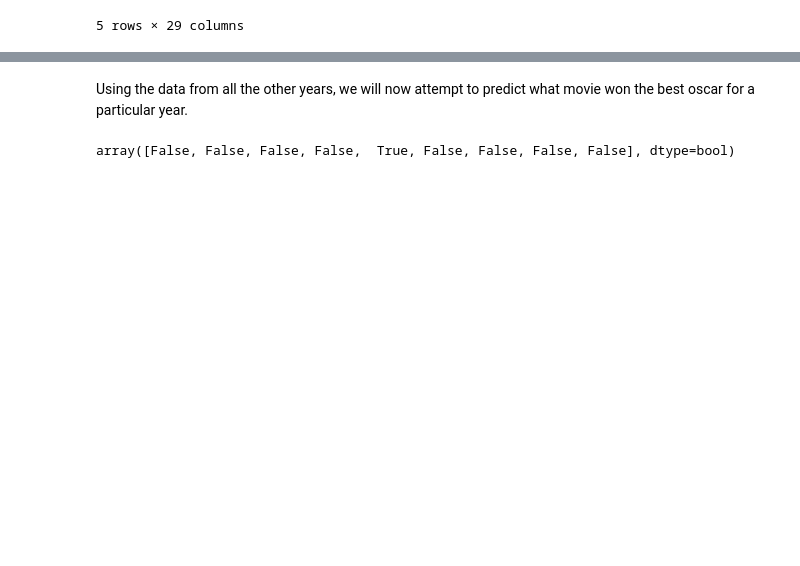
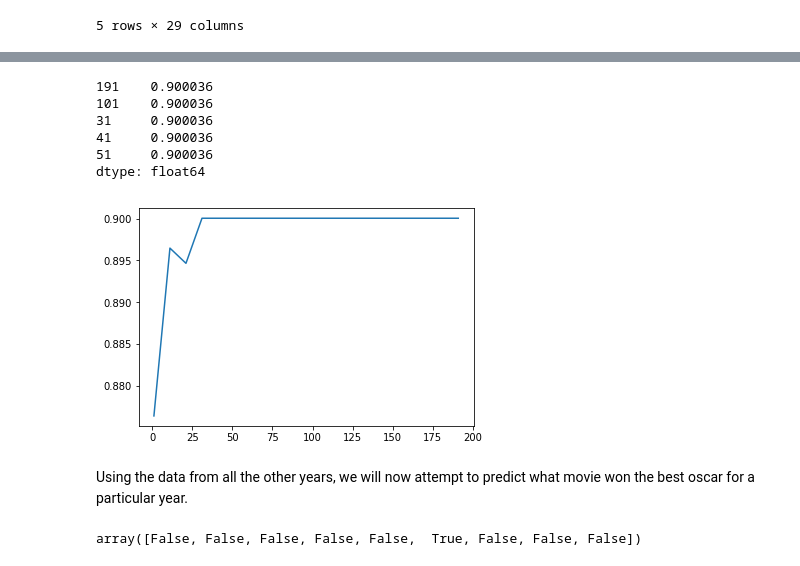
Before and after one commit to gfilangeri/OscarBestPicturePrediction, a Jupyter notebook: MachineLearning.ipynb, the cells around one changed output, grey strips where cells are left out. Drawn from its saved outputs; the diff is of its cells as text; code cells hidden in the pictures; blank space fills up the shorter version.

```diff
--- a/MachineLearning.ipynb
+++ b/MachineLearning.ipynb
@@ -78,34 +174,24 @@ dtype: float64
+# %%
+features = ["BAFTA", "NBRA", "SATELLITE", "DGA", "GOLDENGLOBE"]
+ks = pd.Series(range(1, 200, 10))
+ks.index = range(1, 200, 10)
+test_errs = ks.apply(get_accuracy_rand_forest)
+
+test_errs.plot.line()
+test_errs.sort_values(ascending=False).head()
+# %% [output]
+191    0.900036
+101    0.900036
+31     0.900036
+41     0.900036
+51     0.900036
+dtype: float64
+[figure, added]
 # %% [markdown]
 Using the data from all the other years, we will now attempt to predict what movie won the best oscar for a particular year.
-# %%
-year = 2013
-train_df = movies_dummy_genres[movies_dummy_genres["year"] != year]
-test_df = movies_dummy_genres[movies_dummy_genres["year"] == year]
-def randomForest():
-    X_train_dict = train_df[features].to_dict(orient="records")
-    X_new_dict = test_df[features].to_dict(orient="records")
-    y_train = train_df["winner"]
-
-    vec = DictVectorizer(sparse=False)
-    vec.fit(X_train_dict)
-    X_train = vec.transform(X_train_dict)
-    X_new = vec.transform(X_new_dict)
-
-    # Standardization
-    scaler = StandardScaler()
-    scaler.fit(X_train)
-    X_train_sc = scaler.transform(X_train)
-    X_new_sc = scaler.transform(X_new)
-
-    # machine learning model
-    model = RandomForestClassifier(n_estimators=191,
-                                  max_depth=15,
-                                  min_samples_leaf=10,
-                                  oob_score=True)
-    #model = KNeighborsClassifier(n_neighbors=11)
-    model.fit(X_train_sc, y_train)
-
-    return model.predict(X_new_sc)
-randomForest()
-# %% [output]
-array([False, False, False, False,  True, False, False, False, False], dtype=bool)
+# %%
+features = ["BAFTA", "NBRA", "SATELLITE", "DGA", "GOLDENGLOBE", "imdbRating"]
+year = 2018
+randomForest(year)
+# %% [output]
+array([False, False, False, False, False,  True, False, False, False])
```
Also changed, not shown: parts of 13 cells of this notebook.
